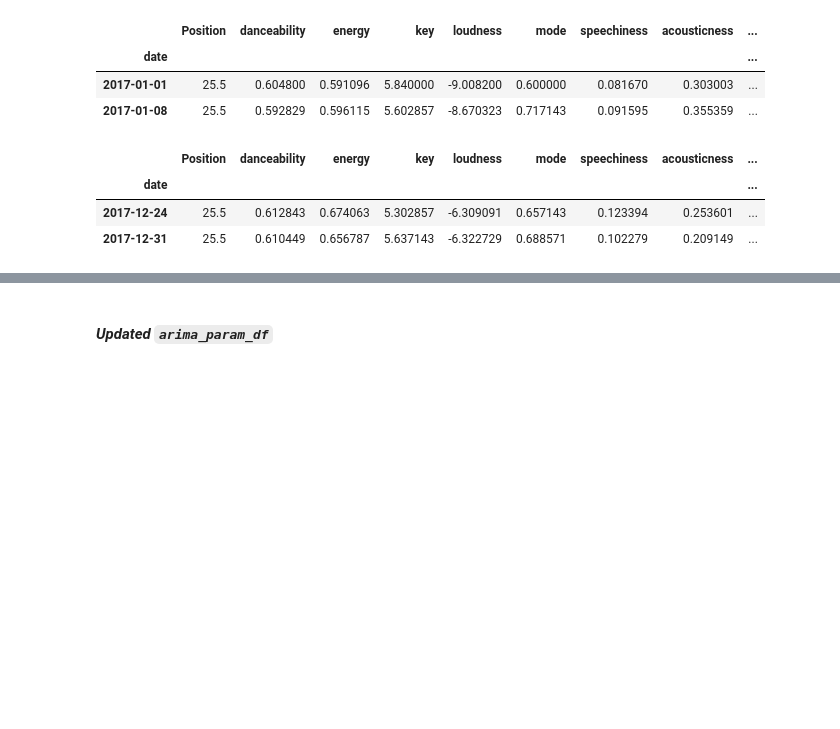
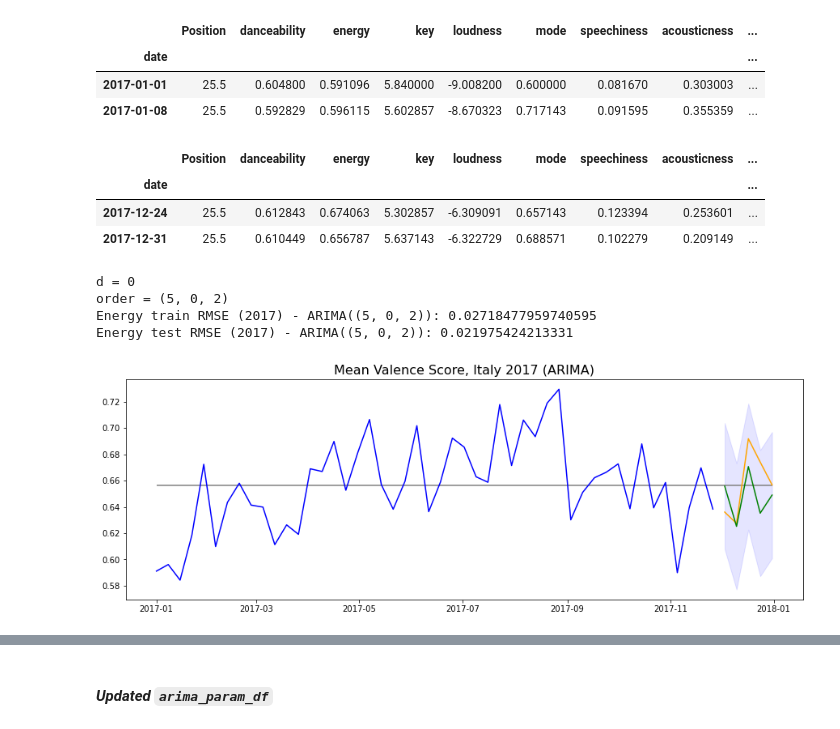
Before and after one commit to EmFib/music_for_the_future, a Jupyter notebook: code/model_benchmarking_2017.ipynb, the cells around one changed output, grey strips where cells are left out. Saved outputs shown, nothing was run; the diff lists cells and outputs as text; code cells hidden in the pictures; blank space fills up the shorter version.

```diff
--- a/code/model_benchmarking_2017.ipynb
+++ b/code/model_benchmarking_2017.ipynb
@@ -559,6 +588,14 @@ it_rw_17.tail(2)
 | date |  |  |  |  |  |  |  |  | ... |
 | 2017-12-24 | 25.5 | 0.612843 | 0.674063 | 5.302857 | -6.309091 | 0.657143 | 0.123394 | 0.253601 | ... |
 | 2017-12-31 | 25.5 | 0.610449 | 0.656787 | 5.637143 | -6.322729 | 0.688571 | 0.102279 | 0.209149 | ... |
+# %%
+arima_predict_plot(it_rw_17, feature, 2017, title=f'Mean Valence Score, Italy 2017 (ARIMA)')
+# %% [output]
+d = 0
+order = (5, 0, 2)
+Energy train RMSE (2017) - ARIMA((5, 0, 2)): 0.02718477959740595
+Energy test RMSE (2017) - ARIMA((5, 0, 2)): 0.021975424213331
+[figure, added]
 # %%
 for feature in five_features:
     arima_predict_plot(it_rw_17, feature, 2017, title=f'Mean {feature.capitalize()} Score, Italy 2017 (ARIMA)')
```
Also changed, not shown: parts of 6 cells of this notebook, 16 other files.
